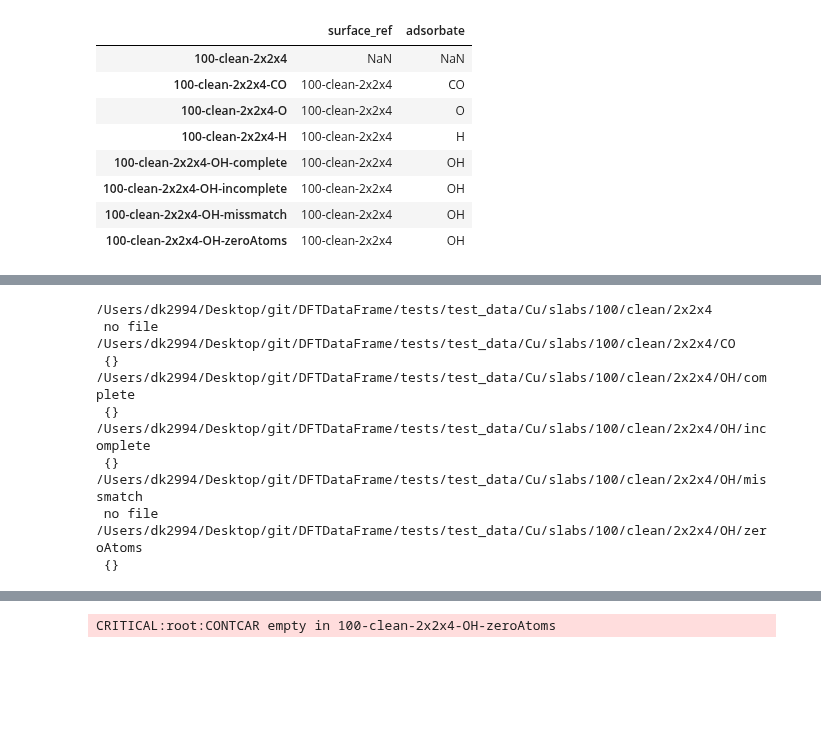
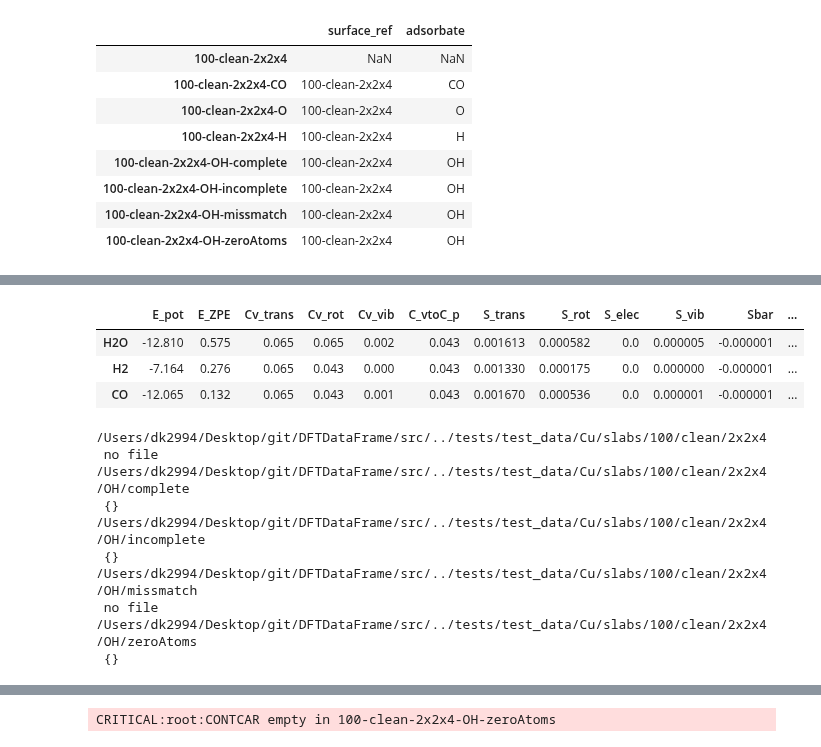
Before and after one commit to c-cppx/DFTDataFrame, a Jupyter notebook: Adsorbates.ipynb, the cells around one changed output, grey strips where cells are left out. Saved outputs shown, nothing was run; the diff lists cells and outputs as text; code cells hidden in the pictures; blank space fills up the shorter version.

```diff
--- a/Adsorbates.ipynb
+++ b/Adsorbates.ipynb
@@ -31,8 +35,8 @@ import logging
 # The Flag file is the file inidicating in which folders it should look for.
 # Calc_file is read by ase.read to an Atoms object and reading all information from.
 
-root=getcwd()
-Cu_slabs = create_frame(root+'/tests/test_data/Cu/slabs', calc_file='final.traj', flag_file='final.traj')
-Cu_bulk = create_frame(root+'/tests/test_data/Cu/bulk', calc_file='final.traj', flag_file='final.traj')
-Gas = create_frame(root+'/tests/test_data/Gas/', calc_file='final.traj', flag_file='final.traj')
+root=get_project_root()
+Cu_slabs = create_frame(root+'/../tests/test_data/Cu/slabs/', calc_file='final.traj', flag_file='final.traj')
+Cu_bulk = create_frame(root+'/../tests/test_data/Cu/bulk/', calc_file='final.traj', flag_file='final.traj')
+Gas = create_frame(root+'/../tests/test_data/Gas/', calc_file='final.traj', flag_file='final.traj')
 # %% [output]
@@ -220,2 +193,0 @@ Name: Imaginary, dtype: object
-# %%
-Gas = get_entropies(Gas, 'vib.xyz')
@@ -229,3 +306,24 @@ Gas = get_entropies(Gas, 'vib.xyz')
+# %%
+Gas = get_entropies(Gas, 'out.txt')
+Gas[[
+            "E_pot",
+            "E_ZPE",
+            "Cv_trans",
+            "Cv_rot",
+            "Cv_vib",
+            "C_vtoC_p",
+            "S_trans",
+            "S_rot",
+            "S_elec",
+            "S_vib",
+            "Sbar",
+            "S",
+        ]]
+# %% [output]
+|  | E_pot | E_ZPE | Cv_trans | Cv_rot | Cv_vib | C_vtoC_p | S_trans | S_rot | S_elec | S_vib | Sbar | ... |
+| H2O | -12.810 | 0.575 | 0.065 | 0.065 | 0.002 | 0.043 | 0.001613 | 0.000582 | 0.0 | 0.000005 | -0.000001 | ... |
+| H2 | -7.164 | 0.276 | 0.065 | 0.043 | 0.000 | 0.043 | 0.001330 | 0.000175 | 0.0 | 0.000000 | -0.000001 | ... |
+| CO | -12.065 | 0.132 | 0.065 | 0.043 | 0.001 | 0.043 | 0.001670 | 0.000536 | 0.0 | 0.000001 | -0.000001 | ... |
 # %%
 Gas['G(T)'] = Gas.apply(gas_free_G, axis=1)
 # %%
@@ -337,8 +435,7 @@ def gas_free_G(row):
         + Cv_vib
         - T * (S_trans + S_rot + S_vib)
     )
-    return G.subs("Temp", 550.15)
-
+    return G
 
 Gas["free_G"] = Gas.apply(gas_free_G, axis=1)
 
@@ -349,21 +446,19 @@ def ads_free_G(row):
     Cv_vib = row["Cv_vib"]
     S_vib = row["S_vib"]
     G = float(E) + float(ZPE) + Cv_vib - T * (S_vib)
-    return G.subs("Temp", 550.15)
+    return G
 
 
 Cu_slabs["free_G"] = Cu_slabs.apply(ads_free_G, axis=1)
 Gas["free_G"] = Gas.apply(ads_free_G, axis=1)
 # %% [output]
-/Users/dk2994/Desktop/git/DFTDataFrame/tests/test_data/Cu/slabs/100/clean/2x2x4
+/Users/dk2994/Desktop/git/DFTDataFrame/src/../tests/test_data/Cu/slabs/100/clean/2x2x4
  no file
-/Users/dk2994/Desktop/git/DFTDataFrame/tests/test_data/Cu/slabs/100/clean/2x2x4/CO
+/Users/dk2994/Desktop/git/DFTDataFrame/src/../tests/test_data/Cu/slabs/100/clean/2x2x4/OH/complete
  {}
-/Users/dk2994/Desktop/git/DFTDataFrame/tests/test_data/Cu/slabs/100/clean/2x2x4/OH/complete
+/Users/dk2994/Desktop/git/DFTDataFrame/src/../tests/test_data/Cu/slabs/100/clean/2x2x4/OH/incomplete
  {}
-/Users/dk2994/Desktop/git/DFTDataFrame/tests/test_data/Cu/slabs/100/clean/2x2x4/OH/incomplete
+/Users/dk2994/Desktop/git/DFTDataFrame/src/../tests/test_data/Cu/slabs/100/clean/2x2x4/OH/missmatch
+ no file
+/Users/dk2994/Desktop/git/DFTDataFrame/src/../tests/test_data/Cu/slabs/100/clean/2x2x4/OH/zeroAtoms
  {}
-/Users/dk2994/Desktop/git/DFTDataFrame/tests/test_data/Cu/slabs/100/clean/2x2x4/OH/missmatch
- no file
-/Users/dk2994/Desktop/git/DFTDataFrame/tests/test_data/Cu/slabs/100/clean/2x2x4/OH/zeroAtoms
- {}
```
Also changed, not shown: parts of 46 cells of this notebook.
